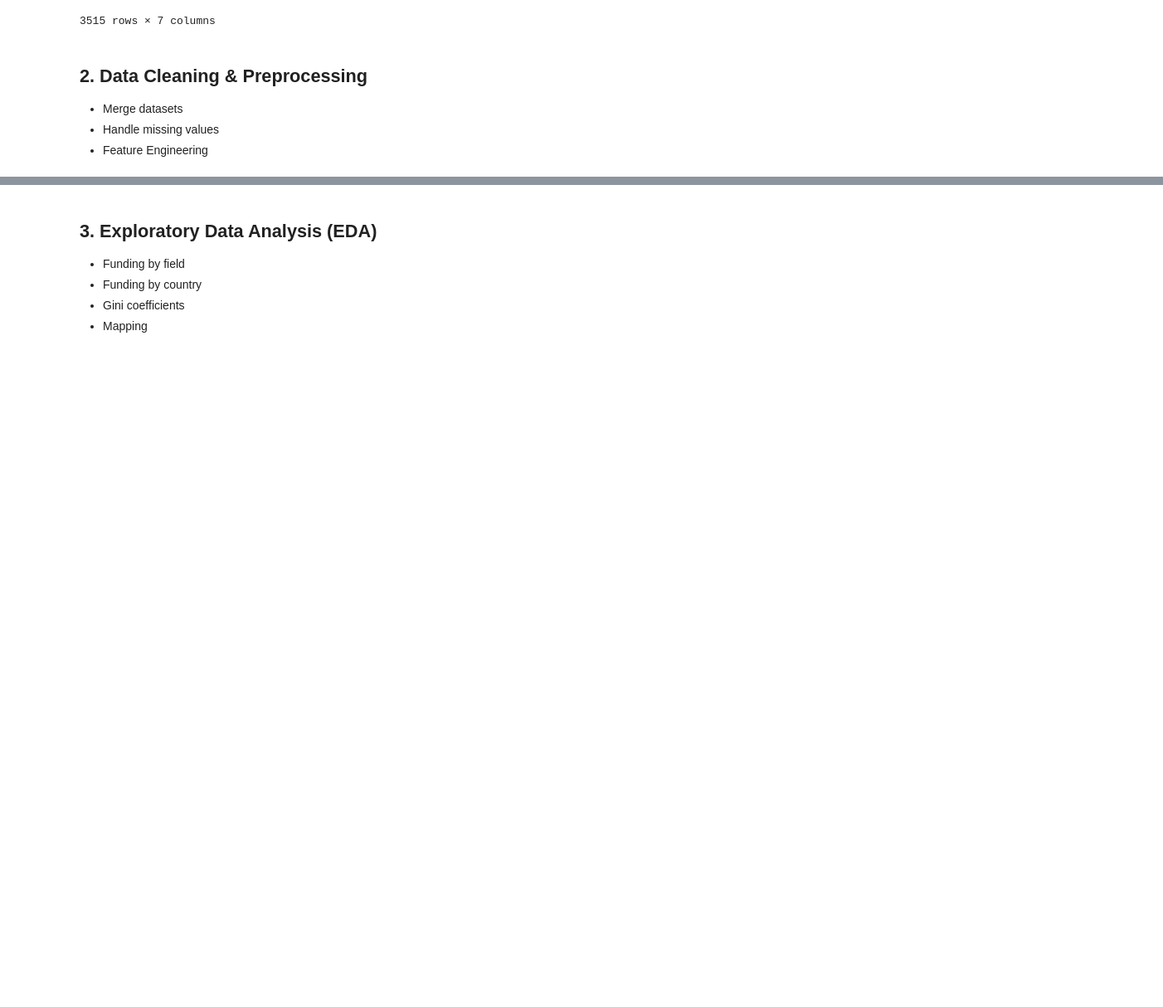
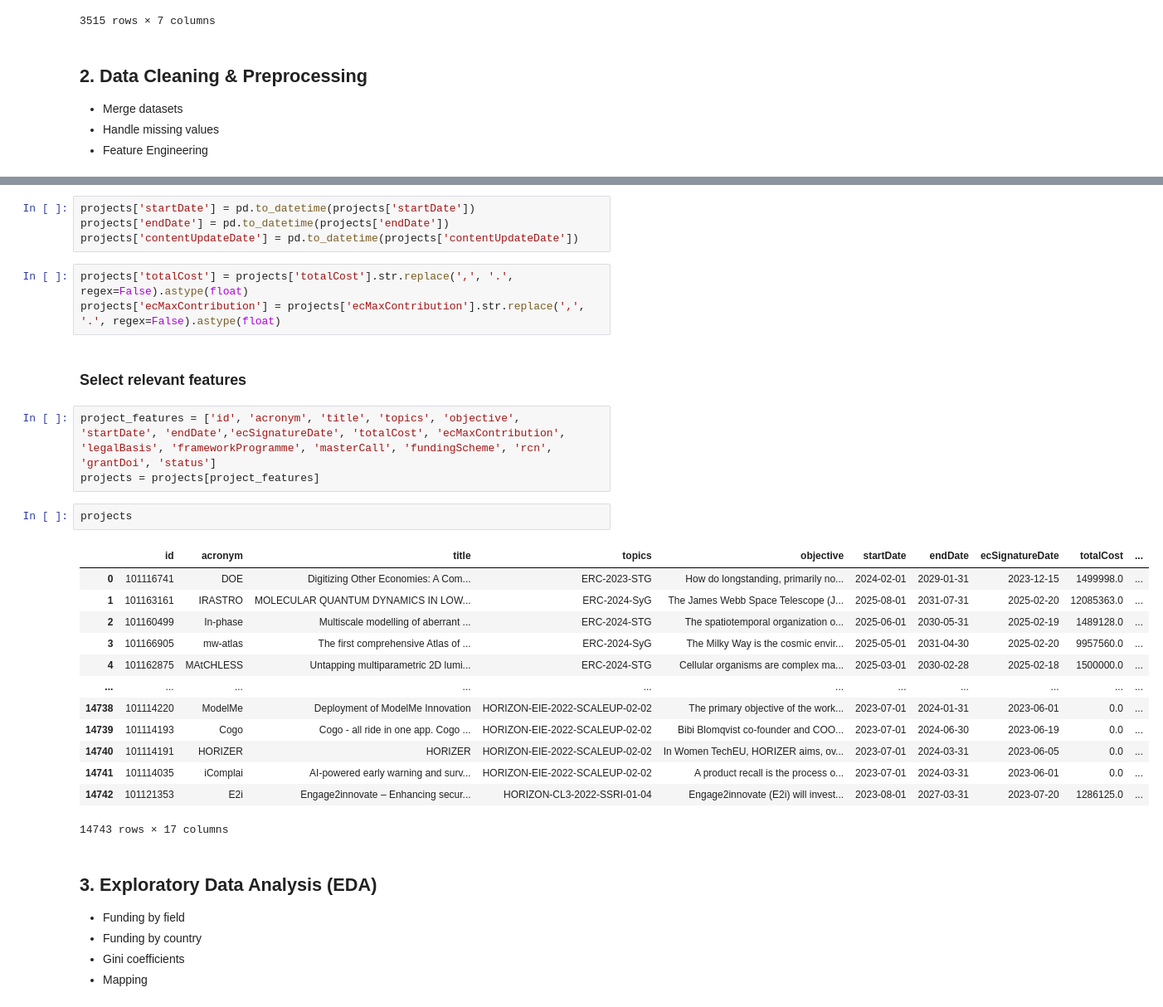
Before and after one commit to EliasIblisdir/MDA_project, a Jupyter notebook: Horizon.ipynb, the cells around one changed output, grey strips where cells are left out. Shown: that part at 83% size. Drawn from its saved outputs; the diff is of its cells as text; blank space fills up the shorter version.

```diff
--- a/Horizon.ipynb
+++ b/Horizon.ipynb
@@ -94,3 +132,31 @@ reports
+# %%
+projects['startDate'] = pd.to_datetime(projects['startDate'])
+projects['endDate'] = pd.to_datetime(projects['endDate'])
+projects['contentUpdateDate'] = pd.to_datetime(projects['contentUpdateDate'])
+# %%
+projects['totalCost'] = projects['totalCost'].str.replace(',', '.', regex=False).astype(float)
+projects['ecMaxContribution'] = projects['ecMaxContribution'].str.replace(',', '.', regex=False).astype(float)
+# %% [markdown]
+### Select relevant features
+# %%
+project_features = ['id', 'acronym', 'title', 'topics', 'objective', 'startDate', 'endDate','ecSignatureDate', 'totalCost', 'ecMaxContribution', 'legalBasis', 'frameworkProgramme', 'masterCall', 'fundingScheme', 'rcn', 'grantDoi', 'status']
+projects = projects[project_features]
+# %%
+projects
+# %% [output]
+|  | id | acronym | title | topics | objective | startDate | endDate | ecSignatureDate | totalCost | ... |
+| 0 | 101116741 | DOE | Digitizing Other Economies: A Com... | ERC-2023-STG | How do longstanding, primarily no... | 2024-02-01 | 2029-01-31 | 2023-12-15 | 1499998.0 | ... |
+| 1 | 101163161 | IRASTRO | MOLECULAR QUANTUM DYNAMICS IN LOW... | ERC-2024-SyG | The James Webb Space Telescope (J... | 2025-08-01 | 2031-07-31 | 2025-02-20 | 12085363.0 | ... |
+| 2 | 101160499 | In-phase | Multiscale modelling of aberrant ... | ERC-2024-STG | The spatiotemporal organization o... | 2025-06-01 | 2030-05-31 | 2025-02-19 | 1489128.0 | ... |
+| 3 | 101166905 | mw-atlas | The first comprehensive Atlas of ... | ERC-2024-SyG | The Milky Way is the cosmic envir... | 2025-05-01 | 2031-04-30 | 2025-02-20 | 9957560.0 | ... |
+| 4 | 101162875 | MAtCHLESS | Untapping multiparametric 2D lumi... | ERC-2024-STG | Cellular organisms are complex ma... | 2025-03-01 | 2030-02-28 | 2025-02-18 | 1500000.0 | ... |
+| ... | ... | ... | ... | ... | ... | ... | ... | ... | ... | ... |
+| 14738 | 101114220 | ModelMe | Deployment of ModelMe Innovation | HORIZON-EIE-2022-SCALEUP-02-02 | The primary objective of the work... | 2023-07-01 | 2024-01-31 | 2023-06-01 | 0.0 | ... |
+| 14739 | 101114193 | Cogo | Cogo - all ride in one app. Cogo ... | HORIZON-EIE-2022-SCALEUP-02-02 | Bibi Blomqvist co-founder and COO... | 2023-07-01 | 2024-06-30 | 2023-06-19 | 0.0 | ... |
+| 14740 | 101114191 | HORIZER | HORIZER | HORIZON-EIE-2022-SCALEUP-02-02 | In Women TechEU, HORIZER aims, ov... | 2023-07-01 | 2024-03-31 | 2023-06-05 | 0.0 | ... |
+| 14741 | 101114035 | iComplai | AI-powered early warning and surv... | HORIZON-EIE-2022-SCALEUP-02-02 | A product recall is the process o... | 2023-07-01 | 2024-03-31 | 2023-06-01 | 0.0 | ... |
+| 14742 | 101121353 | E2i | Engage2innovate – Enhancing secur... | HORIZON-CL3-2022-SSRI-01-04 | Engage2innovate (E2i) will invest... | 2023-08-01 | 2027-03-31 | 2023-07-20 | 1286125.0 | ... |
+14743 rows × 17 columns
 # %% [markdown]
 ## 3. Exploratory Data Analysis (EDA)
 - Funding by field
```
Also changed, not shown: parts of 4 cells of this notebook.
